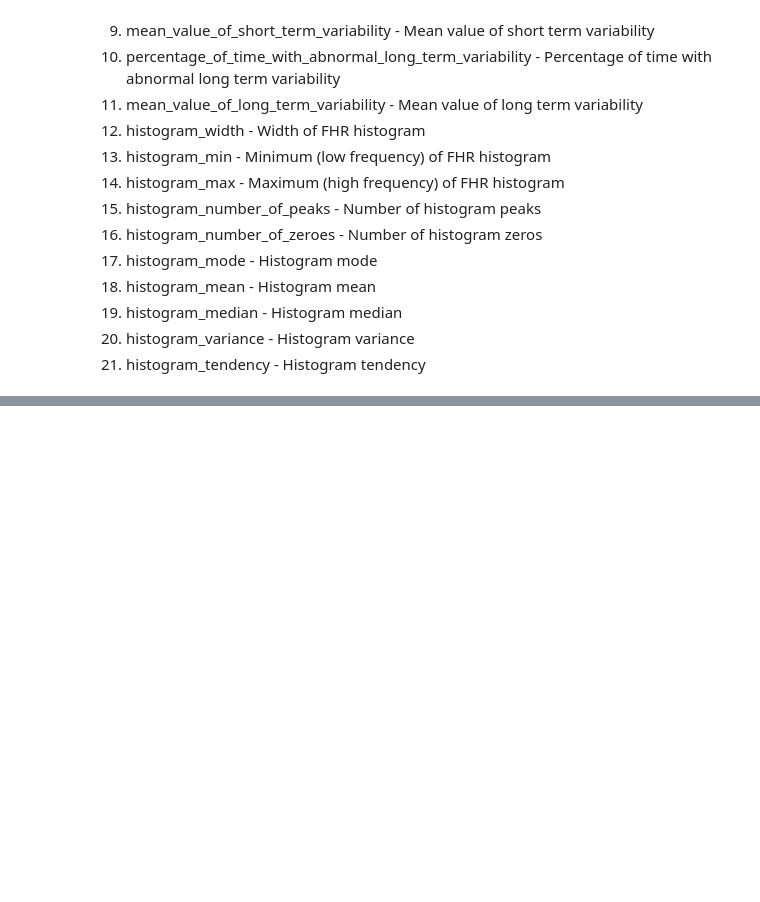
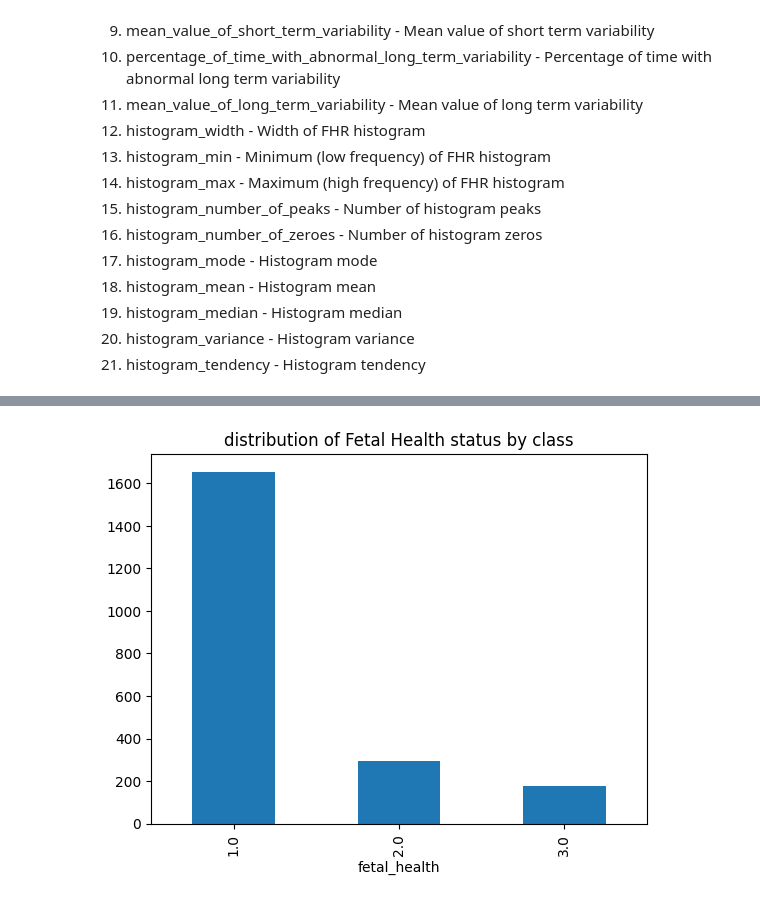
Before and after one commit to madking5000/data_analysis, a Jupyter notebook: fetal_health_classification/EDA_and_model.ipynb, the cells around one changed output, grey strips where cells are left out. Saved outputs shown, nothing was run; the diff lists cells and outputs as text; code cells hidden in the pictures; blank space fills up the shorter version.

Commit message:
addedd a classifier model function

```diff
--- a/fetal_health_classification/EDA_and_model.ipynb
+++ b/fetal_health_classification/EDA_and_model.ipynb
@@ -60,3 +54,31 @@ import seaborn as sns
+# %%
+# import the necessary libraries
+import pandas as pd
+import numpy as np
+import matplotlib.pyplot as plt
+import seaborn as sns
+
+from sklearn.model_selection import train_test_split
+from sklearn.preprocessing import StandardScaler
+from sklearn.model_selection import GridSearchCV
+from sklearn.linear_model import LogisticRegression
+from sklearn.ensemble import RandomForestClassifier
+from sklearn.neighbors import KNeighborsClassifier
+from sklearn.metrics import classification_report, ConfusionMatrixDisplay
+import time
+import warnings
+
+
+# Define a three-color palette: blue, orange, green
+custom_palette = ['#1f77b4', '#ff7f0e', '#2ca02c']  # blue, orange, green
+
+# Set as default for seaborn
+sns.set_palette(custom_palette)
+
+# Set as default for matplotlib
+plt.rcParams['axes.prop_cycle'] = plt.cycler(color=custom_palette)
+
+warnings.filterwarnings('ignore')
 # %%
 #import the dataframe
 
@@ -99,0 +127,7 @@ the strip of CTG has square brackets that has one minute.
+# %%
+#explore the ditribution of the categorical variable
+df['fetal_health'].value_counts().plot(kind='bar')
+plt.title('distribution of Fetal Health status by class')
+plt.show()
+# %% [output]
+[figure, added]
```
Also changed, not shown: parts of 16 cells of this notebook.
